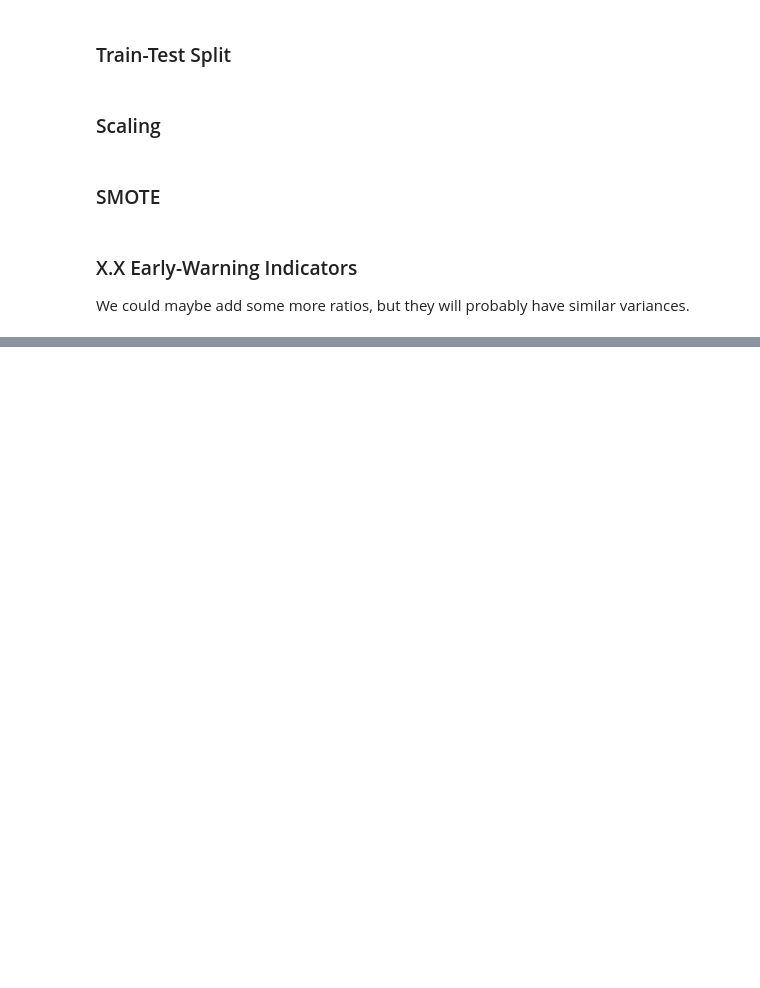
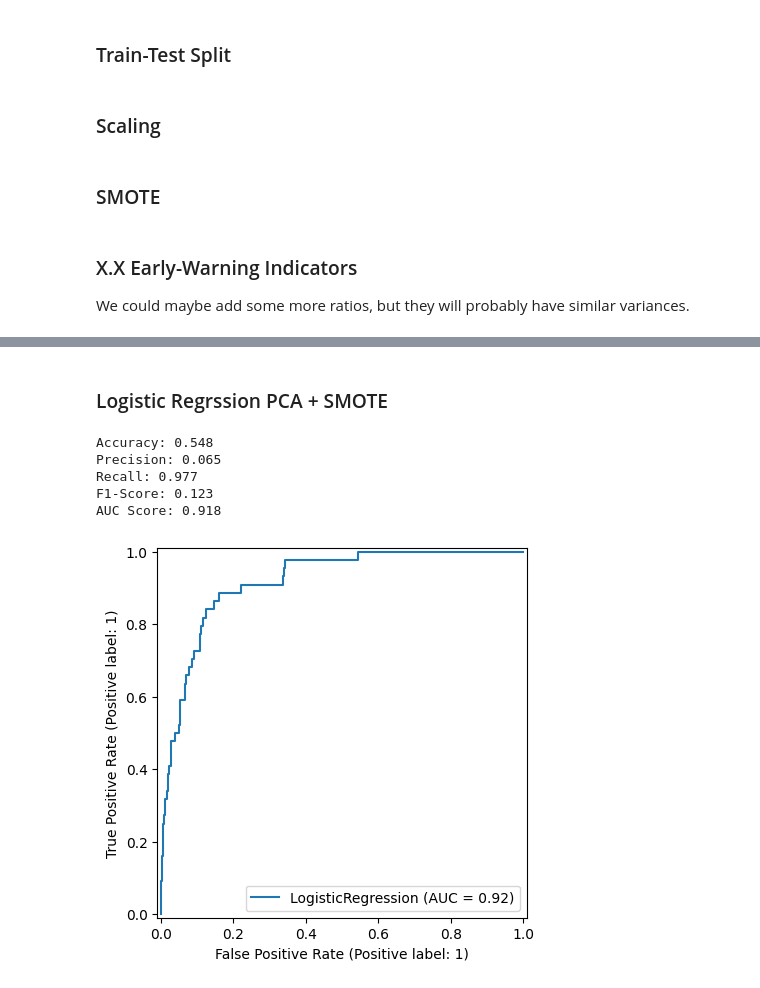
Before and after one commit to Vincent2308/Corporate-Bankruptcy, a Jupyter notebook: notebooks/week3/Taiwan_Week3.ipynb, the cells around one changed output, grey strips where cells are left out. Drawn from its saved outputs; the diff is of its cells as text; code cells hidden in the pictures; blank space fills up the shorter version.

```diff
--- a/notebooks/week3/Taiwan_Week3.ipynb
+++ b/notebooks/week3/Taiwan_Week3.ipynb
@@ -144,0 +221,14 @@ variance_df
+# %% [markdown]
+### Logistic Regrssion PCA + SMOTE
+# %%
+x_train_pca_sm = pca.fit_transform(x_train_sc_sm)
+lr_pca_sm = LogisticRegression()
+lr_pca_sm.fit(x_train_pca_sm, y_train_sm)
+evaluate_model(lr_pca_sm, x_test_pca, y_test)
+# %% [output]
+Accuracy: 0.548
+Precision: 0.065
+Recall: 0.977
+F1-Score: 0.123
+AUC Score: 0.918
+[figure, added]
```
Also changed, not shown: parts of 39 cells of this notebook.
